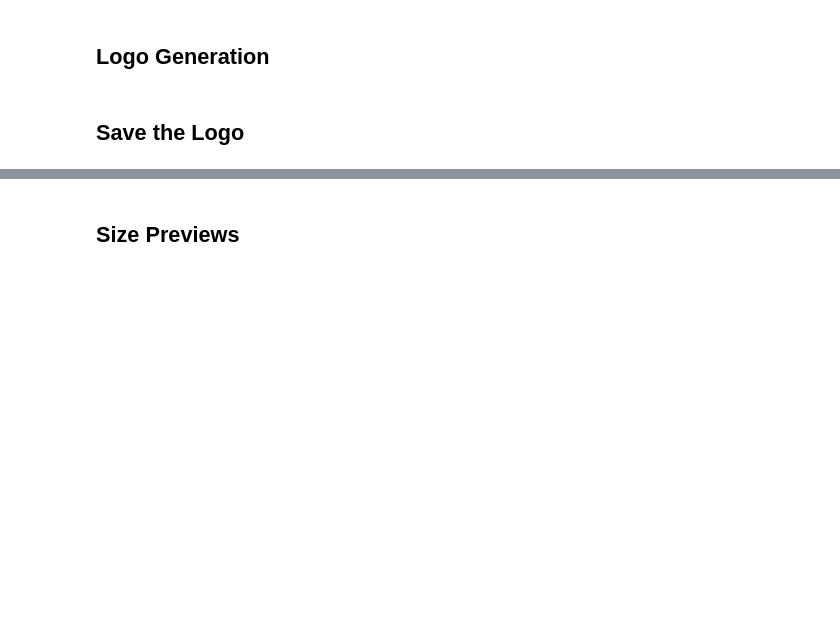
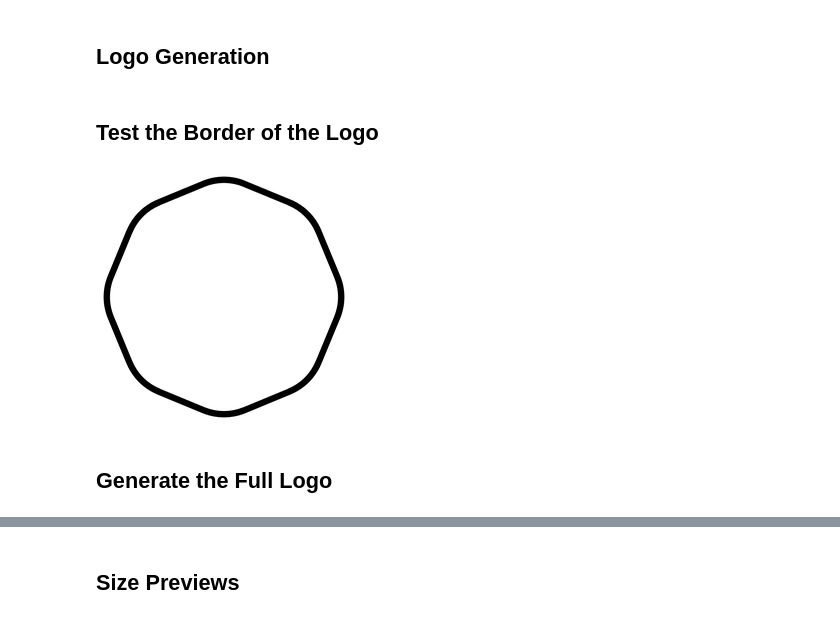
Before and after one commit to TheMisinformationGame/MisinformationGameLogo, a Jupyter notebook: logo.ipynb, the cells around one changed output, grey strips where cells are left out. Cells and saved outputs as stored; diff of their text form; code cells hidden in the pictures; blank space fills up the shorter version.

```diff
--- a/logo.ipynb
+++ b/logo.ipynb
@@ -3,17 +3,23 @@
 
 This notebook contains code to generate the Misinformation Game's logo.
 # %%
+from PIL import Image
+
+
 # The width and height of the generated logo-full.png
-width = 1024
+width = 512 # 1024
 
 # A multiplier for the size of the image to help with anti-aliasing.
-superSampling = 8
+super_sampling = 4 # 8
 
 # The width of the image with super-sampling.
-ssWidth = width * superSampling
+ss_width = width * super_sampling
 
 # The number of points around the circle.
-pointCount = 8
+point_count = 8
+
+# The method to use when downsizing the logo.
+resampling_method = Image.Resampling.LANCZOS
 # %% [markdown]
 ## Logo Generation
 # %%
@@ -149,3 +181,10 @@ logo = gen_logo()
+# %% [markdown]
+## Test the Border of the Logo
+# %%
+logo_border = gen_logo(connected_points={})
+logo_border.resize((256, 256), resample=resampling_method)
+# %% [output]
+[figure, added]
 # %% [markdown]
-## Save the Logo
+## Generate the Full Logo
 # %%
```
Also changed, not shown: parts of 12 cells of this notebook, 6 other files.
